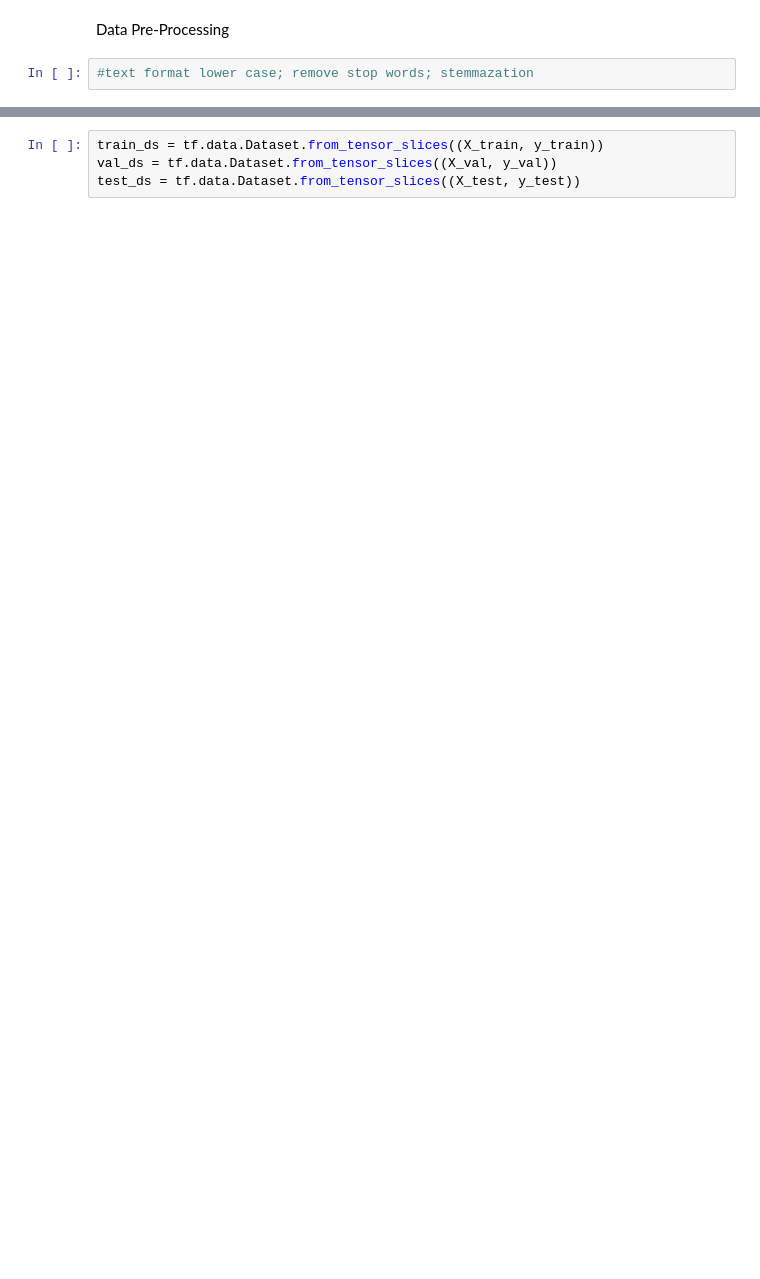
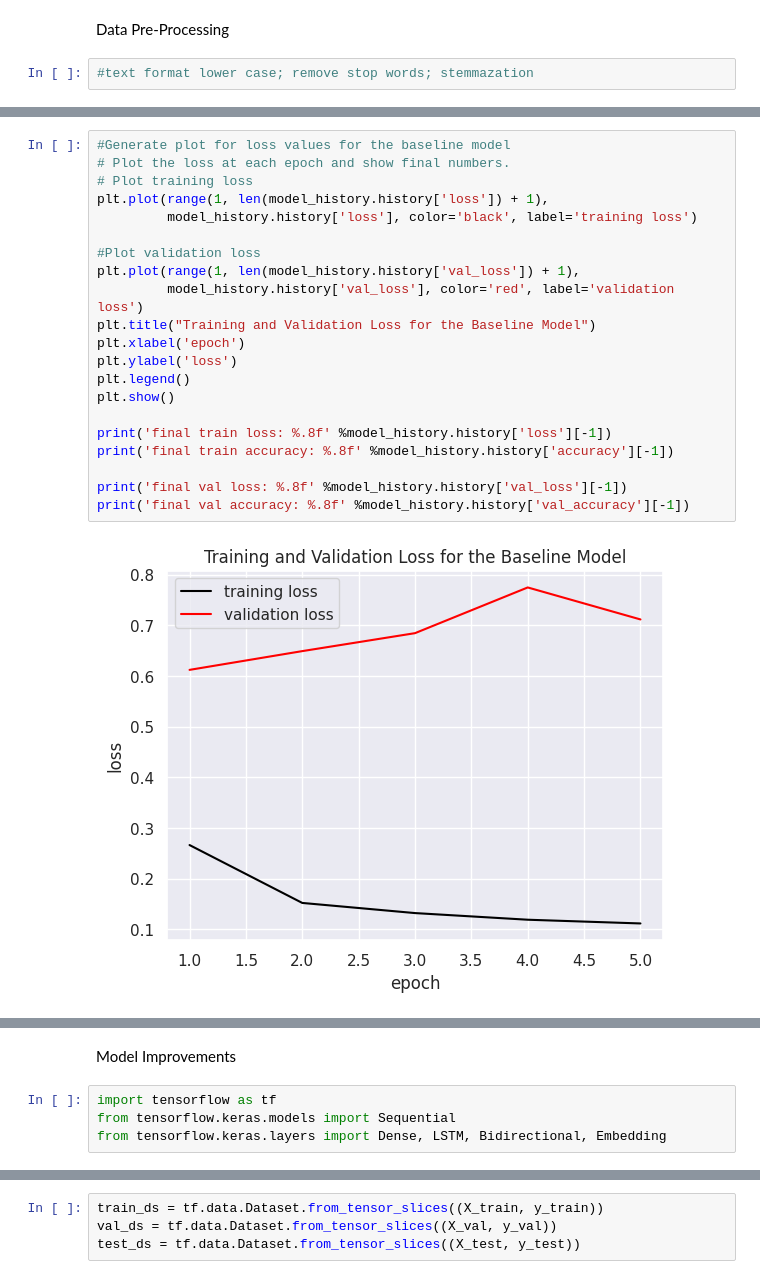
Before and after one commit to sudikshas/sentiment_classification_project, a Jupyter notebook: Project.ipynb, the cells around one changed output, grey strips where cells are left out. Saved outputs shown, nothing was run; the diff lists cells and outputs as text; blank space fills up the shorter version.

Commit message:
models

```diff
--- a/Project.ipynb
+++ b/Project.ipynb
@@ -432,0 +477,23 @@ dtype: object
+# %%
+#Generate plot for loss values for the baseline model
+# Plot the loss at each epoch and show final numbers.
+# Plot training loss
+plt.plot(range(1, len(model_history.history['loss']) + 1),
+         model_history.history['loss'], color='black', label='training loss')
+
+#Plot validation loss
+plt.plot(range(1, len(model_history.history['val_loss']) + 1),
+         model_history.history['val_loss'], color='red', label='validation loss')
+plt.title("Training and Validation Loss for the Baseline Model")
+plt.xlabel('epoch')
+plt.ylabel('loss')
+plt.legend()
+plt.show()
+
+print('final train loss: %.8f' %model_history.history['loss'][-1])
+print('final train accuracy: %.8f' %model_history.history['accuracy'][-1])
+
+print('final val loss: %.8f' %model_history.history['val_loss'][-1])
+print('final val accuracy: %.8f' %model_history.history['val_accuracy'][-1])
+# %% [output]
+[figure, added]
@@ -432,0 +504,6 @@ dtype: object
+# %% [markdown]
+Model Improvements
+# %%
+import tensorflow as tf
+from tensorflow.keras.models import Sequential
+from tensorflow.keras.layers import Dense, LSTM, Bidirectional, Embedding
```
Also changed, not shown: parts of 47 cells of this notebook.
